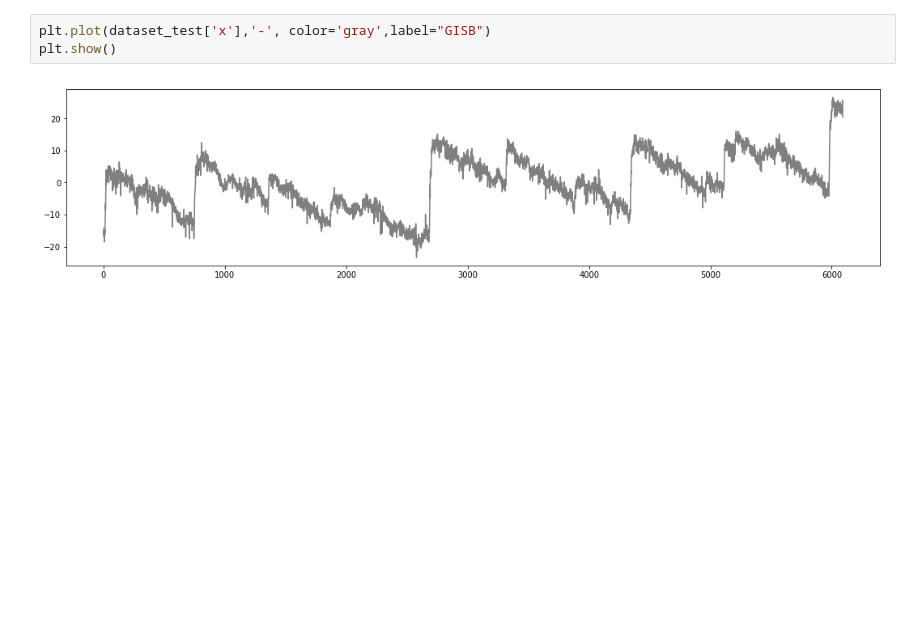
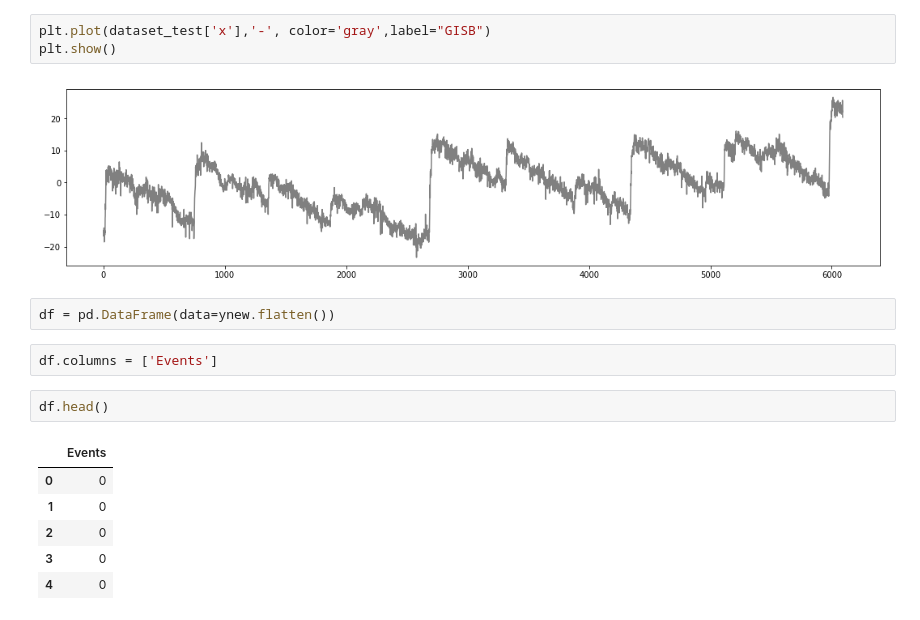
Before and after one commit to francovm/SSE, a Jupyter notebook: notebooks/06-Test-models.ipynb, the cells around one changed output. Saved outputs shown, nothing was run; the diff lists cells and outputs as text; blank space fills up the shorter version.

```diff
--- a/notebooks/06-Test-models.ipynb
+++ b/notebooks/06-Test-models.ipynb
@@ -135,3 +135,16 @@ plt.plot(dataset_test['x'],'-', color='gray',label="GISB")
 plt.show()
 # %% [output]
 [figure]
+# %%
+df = pd.DataFrame(data=ynew.flatten())
+# %%
+df.columns = ['Events']
+# %%
+df.head()
+# %% [output]
+|  | Events |
+| 0 | 0 |
+| 1 | 0 |
+| 2 | 0 |
+| 3 | 0 |
+| 4 | 0 |
```
Also changed, not shown: parts of 4 cells of this notebook.
